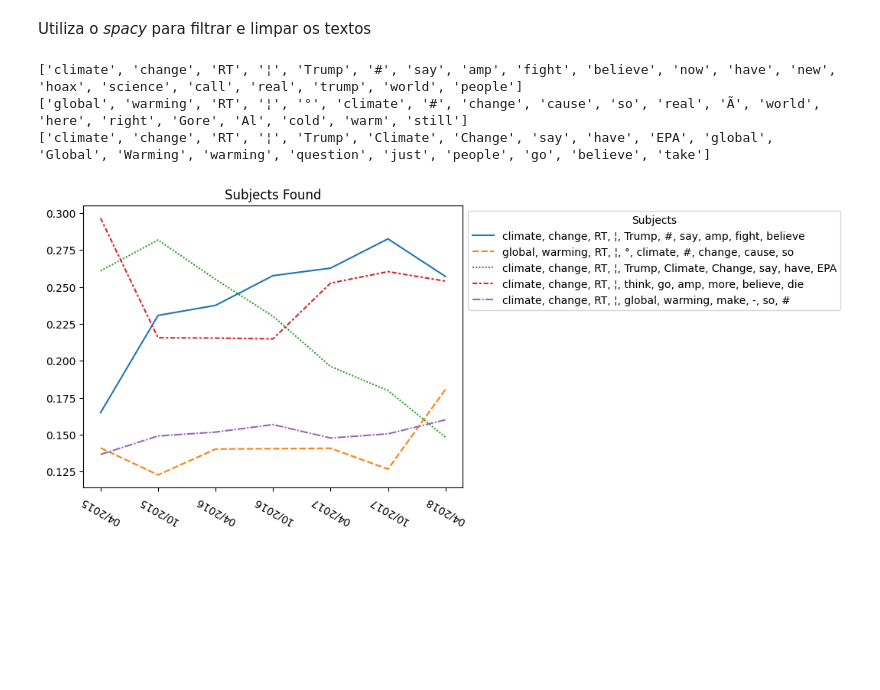
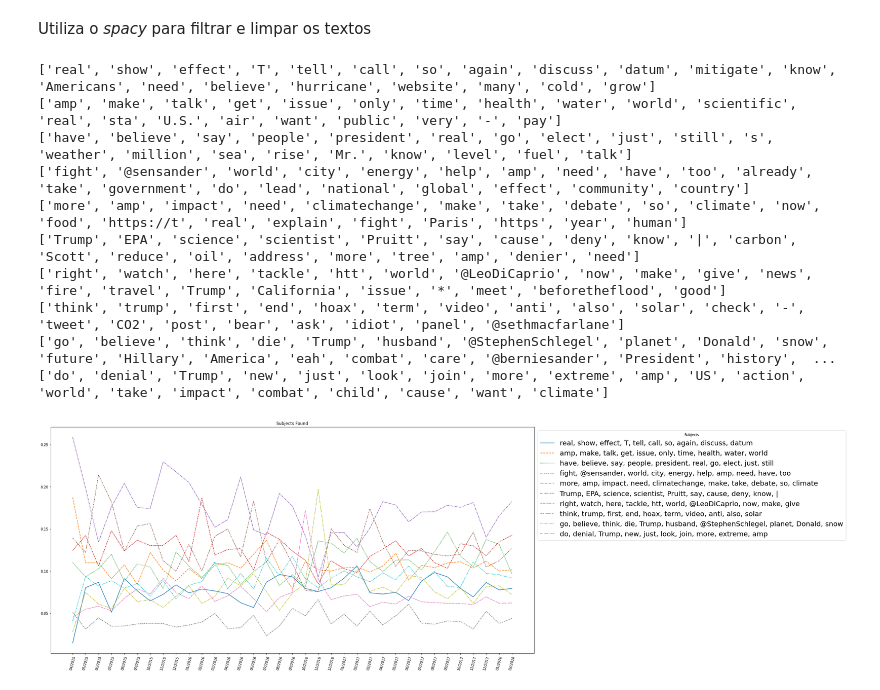
Before and after one commit to thiagorbernardo/UTFPR-Data-Science-CSB55, a Jupyter notebook: 06 - LDA/LDA_GlobalWarming.ipynb, the cells around one changed output. Cells and saved outputs as stored; diff of their text form; code cells hidden in the pictures; blank space fills up the shorter version.

Commit message:
feat: running model for every df

```diff
--- a/06 - LDA/LDA_GlobalWarming.ipynb
+++ b/06 - LDA/LDA_GlobalWarming.ipynb
@@ -87,7 +82,7 @@ model = TemporalLdaModel(
 # %%
-main = LdaOverTime(model)
+main = LdaOverTime(cleaned_pro)
 # %%
-for topic_id in range(1, 4):
+for topic_id in range(1, 11):
     print(
         main.get_topic_words(
             topic_id=topic_id,  # select which topic we want
@@ -96,24 +91,33 @@ for topic_id in range(1, 4):
         )
     )
 # %% [output]
-['climate', 'change', 'RT', '¦', 'Trump', '#', 'say', 'amp', 'fight', 'believe', 'now', 'have', 'new', 'hoax', 'science', 'call', 'real', 'trump', 'world', 'people']
-['global', 'warming', 'RT', '¦', '°', 'climate', '#', 'change', 'cause', 'so', 'real', 'Ã', 'world', 'here', 'right', 'Gore', 'Al', 'cold', 'warm', 'still']
-['climate', 'change', 'RT', '¦', 'Trump', 'Climate', 'Change', 'say', 'have', 'EPA', 'global', 'Global', 'Warming', 'warming', 'question', 'just', 'people', 'go', 'believe', 'take']
+['real', 'show', 'effect', 'T', 'tell', 'call', 'so', 'again', 'discuss', 'datum', 'mitigate', 'know', 'Americans', 'need', 'believe', 'hurricane', 'website', 'many', 'cold', 'grow']
+['amp', 'make', 'talk', 'get', 'issue', 'only', 'time', 'health', 'water', 'world', 'scientific', 'real', 'sta', 'U.S.', 'air', 'want', 'public', 'very', '-', 'pay']
+['have', 'believe', 'say', 'people', 'president', 'real', 'go', 'elect', 'just', 'still', 's', 'weather', 'million', 'sea', 'rise', 'Mr.', 'know', 'level', 'fuel', 'talk']
+['fight', '@sensander', 'world', 'city', 'energy', 'help', 'amp', 'need', 'have', 'too', 'already', 'take', 'government', 'do', 'lead', 'national', 'global', 'effect', 'community', 'country']
+['more', 'amp', 'impact', 'need', 'climatechange', 'make', 'take', 'debate', 'so', 'climate', 'now', 'food', 'https://t', 'real', 'explain', 'fight', 'Paris', 'https', 'year', 'human']
+['Trump', 'EPA', 'science', 'scientist', 'Pruitt', 'say', 'cause', 'deny', 'know', '|', 'carbon', 'Scott', 'reduce', 'oil', 'address', 'more', 'tree', 'amp', 'denier', 'need']
+['right', 'watch', 'here', 'tackle', 'htt', 'world', '@LeoDiCaprio', 'now', 'make', 'give', 'news', 'fire', 'travel', 'Trump', 'California', 'issue', '*', 'meet', 'beforetheflood', 'good']
+['think', 'trump', 'first', 'end', 'hoax', 'term', 'video', 'anti', 'also', 'solar', 'check', '-', 'tweet', 'CO2', 'post', 'bear', 'ask', 'idiot', 'panel', '@sethmacfarlane']
+['go', 'believe', 'think', 'die', 'Trump', 'husband', '@StephenSchlegel', 'planet', 'Donald', 'snow', 'future', 'Hillary', 'America', 'eah', 'combat', 'care', '@berniesander', 'President', 'history',  ...
+['do', 'denial', 'Trump', 'new', 'just', 'look', 'join', 'more', 'extreme', 'amp', 'US', 'action', 'world', 'take', 'impact', 'combat', 'child', 'cause', 'want', 'climate']
 # %%
+plt.figure(figsize=(25, 12))
+plt.rc('legend',fontsize=20)
 main.plot(
     title = 'Subjects Found',    # Plot's title
 
     legend_title="Subjects",     # Legend's title
 
     # path_to_save="./plot_of_news.png",   # Set location to save
 
     display=True,                # Display graph (default)
 
-    rotation=150,                 # Rotate labels in 75º
+    rotation=75,                 # Rotate labels in 75º
 
     mode="line",                 # Plot lines (default)
 
-    date_format="%m/%Y",         # Set custom date format to MM/YYYY
+    date_format="%m/%Y",         # Set custom date format to MM/YYYY,
 )
 # %% [output]
-[figure, old version]
+[figure, new version]
```
Also changed, not shown: parts of 4 cells of this notebook, 1 other file.
